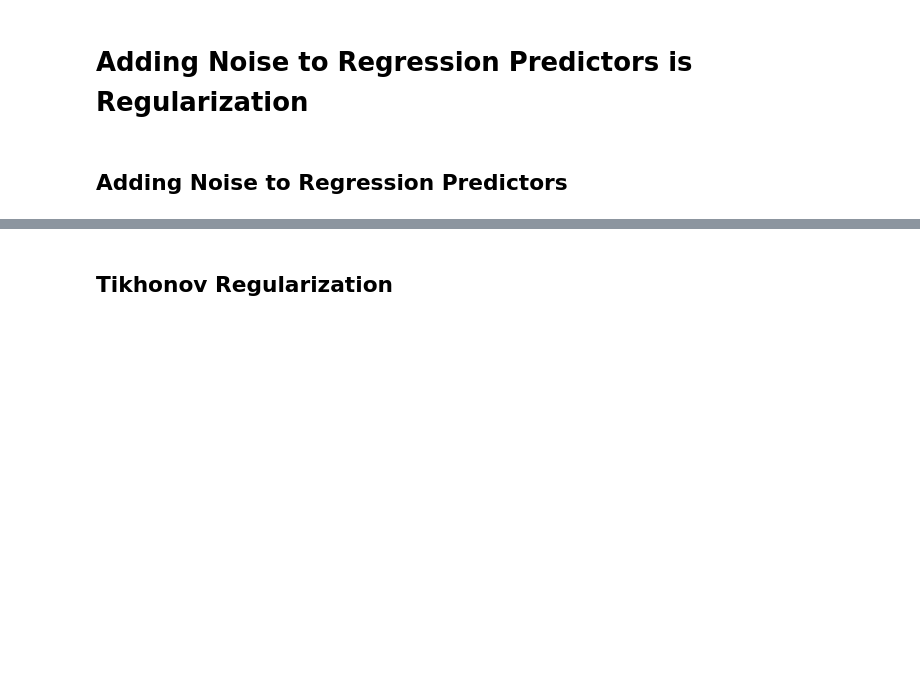
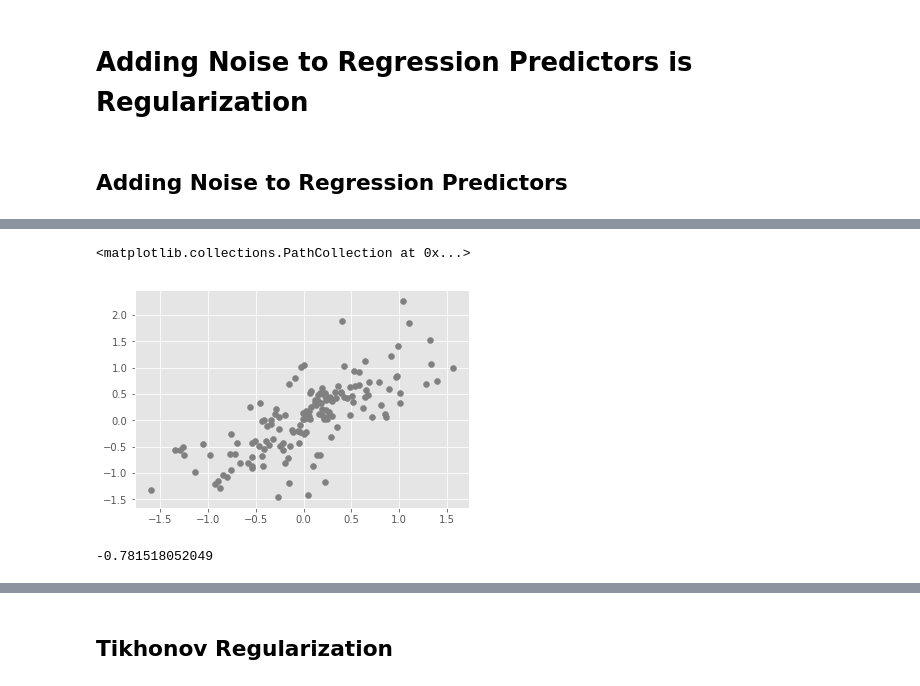
Before and after one commit to madrury/ridge-regression-and-noisy-predictors, a Jupyter notebook: ridge-regression-and-noisy-predictors.ipynb, the cells around one changed output, grey strips where cells are left out. Cells and saved outputs as stored; diff of their text form; code cells hidden in the pictures; blank space fills up the shorter version.

```diff
--- a/ridge-regression-and-noisy-predictors.ipynb
+++ b/ridge-regression-and-noisy-predictors.ipynb
@@ -4,0 +27,11 @@
+# %%
+def add_multiplicitive_random_noise(X, sd=0.25):
+    return x * np.random.normal(1.0, sd, size=len(X))
+# %%
+x_rand = add_multiplicitive_random_noise(x, sd=0.5)
+# %%
+fig, ax = plt.subplots()
+ax.scatter(x_rand, y, color="grey")
+# %% [output]
+<matplotlib.collections.PathCollection at 0x...>
+[figure, added]
@@ -4,0 +46,5 @@
+# %%
+mask = is_tail_point(x)
+color = np.array(["grey", "green"])[mask.astype(int)]
+# %% [output]
+-0.781518052049
```
Also changed, not shown: parts of 6 cells of this notebook.
